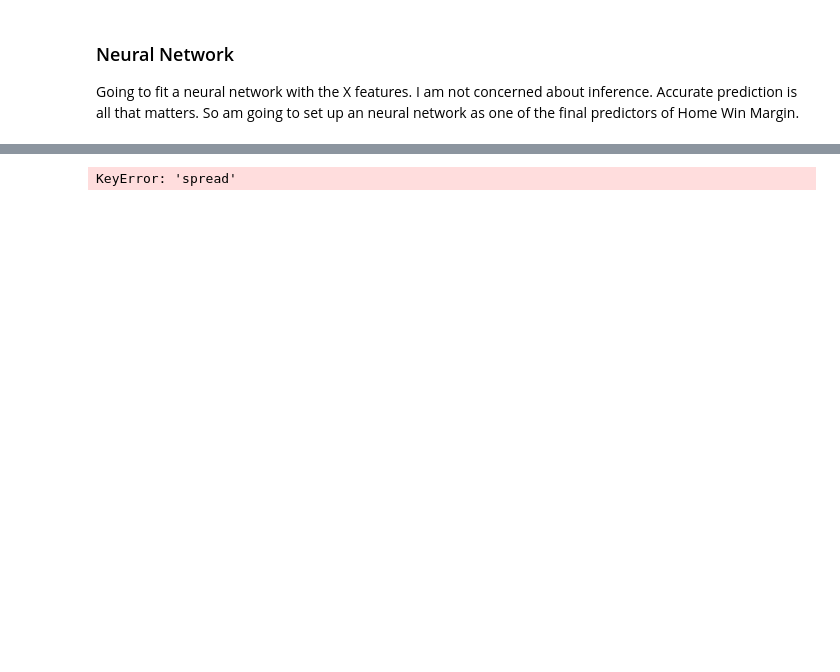
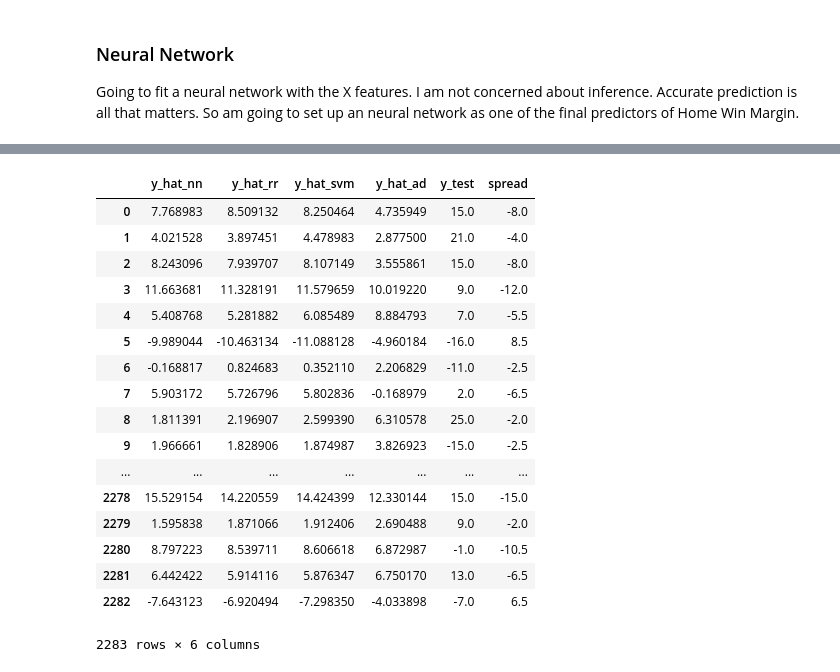
Before and after one commit to bryanco1966/Sports-Modeling, a Jupyter notebook: NBA_analysis-regression.ipynb, the cells around one changed output, grey strips where cells are left out. Cells and saved outputs as stored; diff of their text form; code cells hidden in the pictures; blank space fills up the shorter version.

```diff
--- a/NBA_analysis-regression.ipynb
+++ b/NBA_analysis-regression.ipynb
@@ -228,10 +265,26 @@ predictions.head()
 # %%
-X_spread = pd.DataFrame(X_test)
-X_spread.reset_index(inplace = True)
-predictions['spread'] = X_spread['spread']
-predictions.head()
+X_test.reset_index(inplace = True)
+predictions['spread'] = X_test['spread']
+predictions
 # %% [output]
+|  | y_hat_nn | y_hat_rr | y_hat_svm | y_hat_ad | y_test | spread |
+| 0 | 7.768983 | 8.509132 | 8.250464 | 4.735949 | 15.0 | -8.0 |
+| 1 | 4.021528 | 3.897451 | 4.478983 | 2.877500 | 21.0 | -4.0 |
+| 2 | 8.243096 | 7.939707 | 8.107149 | 3.555861 | 15.0 | -8.0 |
+| 3 | 11.663681 | 11.328191 | 11.579659 | 10.019220 | 9.0 | -12.0 |
+| 4 | 5.408768 | 5.281882 | 6.085489 | 8.884793 | 7.0 | -5.5 |
+| 5 | -9.989044 | -10.463134 | -11.088128 | -4.960184 | -16.0 | 8.5 |
+| 6 | -0.168817 | 0.824683 | 0.352110 | 2.206829 | -11.0 | -2.5 |
+| 7 | 5.903172 | 5.726796 | 5.802836 | -0.168979 | 2.0 | -6.5 |
+| 8 | 1.811391 | 2.196907 | 2.599390 | 6.310578 | 25.0 | -2.0 |
+| 9 | 1.966661 | 1.828906 | 1.874987 | 3.826923 | -15.0 | -2.5 |
+| ... | ... | ... | ... | ... | ... | ... |
+| 2278 | 15.529154 | 14.220559 | 14.424399 | 12.330144 | 15.0 | -15.0 |
+| 2279 | 1.595838 | 1.871066 | 1.912406 | 2.690488 | 9.0 | -2.0 |
+| 2280 | 8.797223 | 8.539711 | 8.606618 | 6.872987 | -1.0 | -10.5 |
+| 2281 | 6.442422 | 5.914116 | 5.876347 | 6.750170 | 13.0 | -6.5 |
+| 2282 | -7.643123 | -6.920494 | -7.298350 | -4.033898 | -7.0 | 6.5 |
-KeyError: 'spread'
+2283 rows × 6 columns
 # %%
 predictions['y_hat_ave'] = (predictions.y_hat_nn +
 
```
Also changed, not shown: parts of 41 cells of this notebook, 9 other files.
